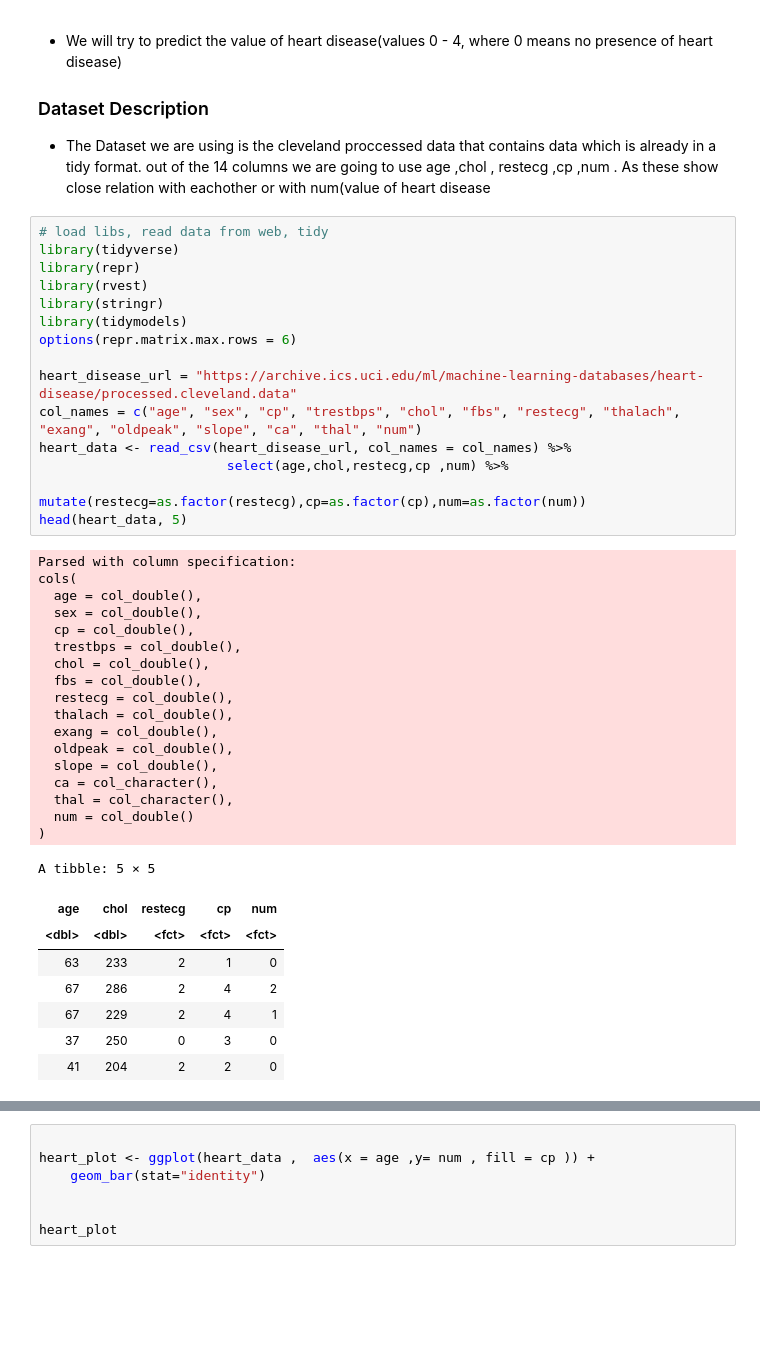
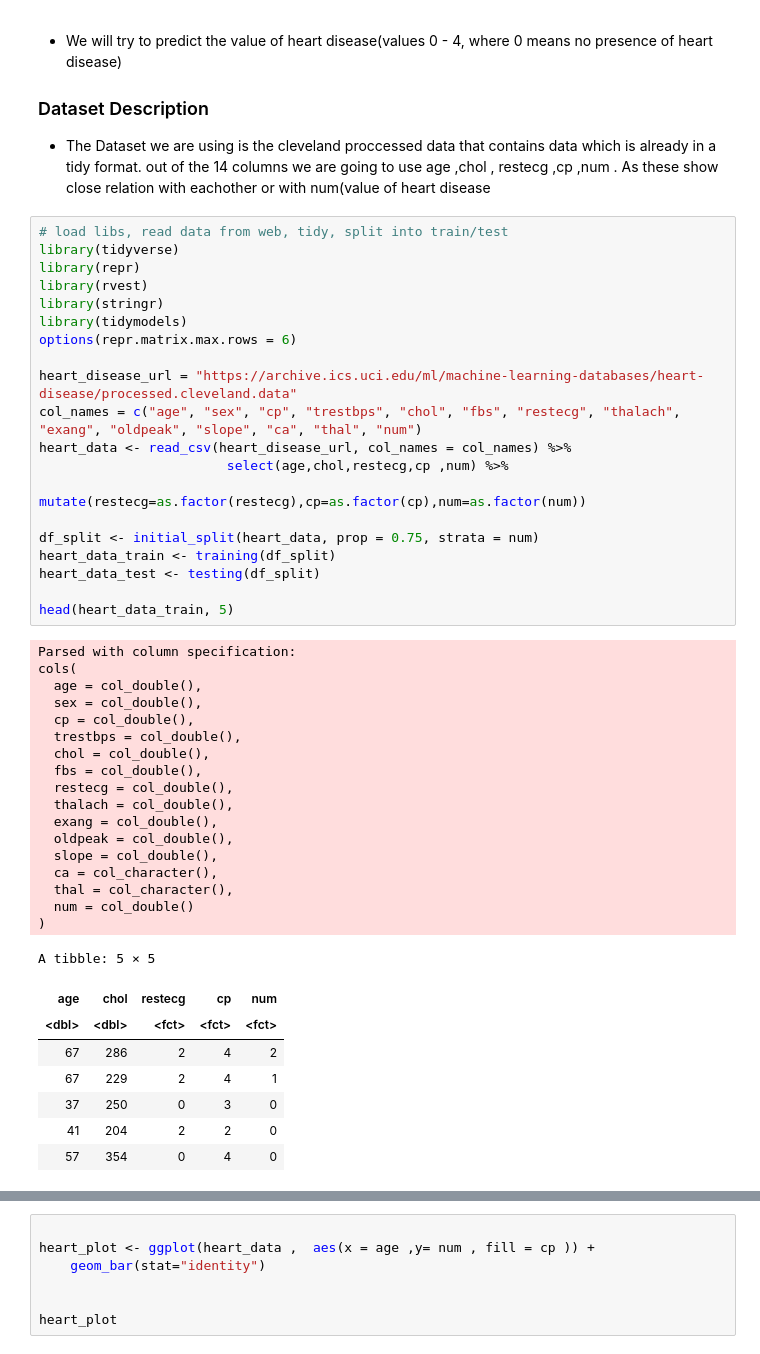
Before and after one commit to abnerbal/Heart_Disease_Predictor, a Jupyter notebook: heart_data.ipynb, the cells around one changed output, grey strips where cells are left out. Saved outputs shown, nothing was run; the diff lists cells and outputs as text; blank space fills up the shorter version.

```diff
--- a/heart_data.ipynb
+++ b/heart_data.ipynb
@@ -22,45 +22,50 @@ in the patient.  It is integer valued from 0 (no presence) to
 
 * The Dataset we are using is the cleveland proccessed data that contains data which is already in a tidy format.   out of the 14 columns we are going to use age ,chol , restecg ,cp ,num . As these show close relation with      eachother or with num(value of heart disease
 # %%
-# load libs, read data from web, tidy
+# load libs, read data from web, tidy, split into train/test
 library(tidyverse)
 library(repr)
 library(rvest)
 library(stringr)
 library(tidymodels)
 options(repr.matrix.max.rows = 6)
 
 heart_disease_url = "https://archive.ics.uci.edu/ml/machine-learning-databases/heart-disease/processed.cleveland.data"
 col_names = c("age", "sex", "cp", "trestbps", "chol", "fbs", "restecg", "thalach", "exang", "oldpeak", "slope", "ca", "thal", "num")
 heart_data <- read_csv(heart_disease_url, col_names = col_names) %>%
                         select(age,chol,restecg,cp ,num) %>%
                         mutate(restecg=as.factor(restecg),cp=as.factor(cp),num=as.factor(num))
-head(heart_data, 5)
+
+df_split <- initial_split(heart_data, prop = 0.75, strata = num)
+heart_data_train <- training(df_split)
+heart_data_test <- testing(df_split)
+
+head(heart_data_train, 5)
 # %% [output]
 Parsed with column specification:
 cols(
   age = col_double(),
   sex = col_double(),
   cp = col_double(),
   trestbps = col_double(),
   chol = col_double(),
   fbs = col_double(),
   restecg = col_double(),
   thalach = col_double(),
   exang = col_double(),
   oldpeak = col_double(),
   slope = col_double(),
   ca = col_character(),
   thal = col_character(),
   num = col_double()
 )
 A tibble: 5 × 5
 | age | chol | restecg | cp | num |
 | <dbl> | <dbl> | <fct> | <fct> | <fct> |
-| 63 | 233 | 2 | 1 | 0 |
 | 67 | 286 | 2 | 4 | 2 |
 | 67 | 229 | 2 | 4 | 1 |
 | 37 | 250 | 0 | 3 | 0 |
 | 41 | 204 | 2 | 2 | 0 |
+| 57 | 354 | 0 | 4 | 0 |
 # %%
 # data summarize
```
Also changed, not shown: parts of 2 cells of this notebook.
